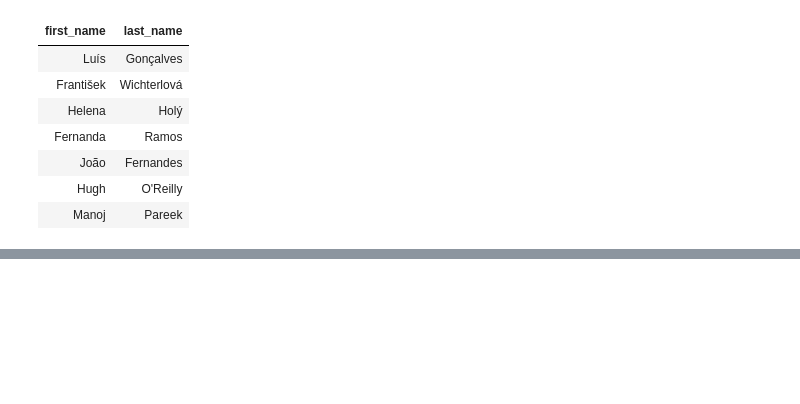
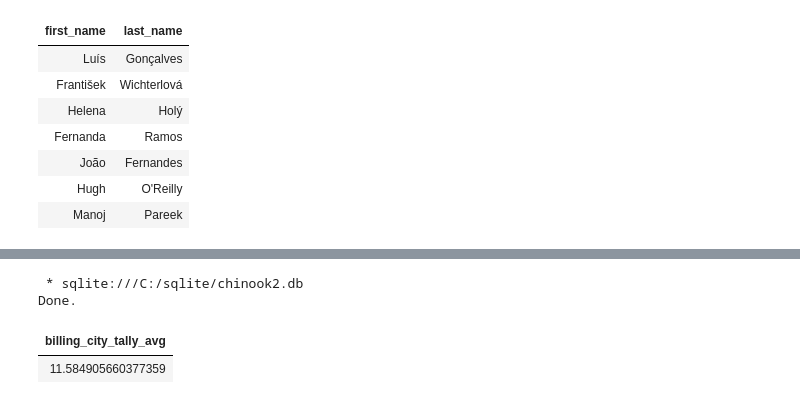
Before and after one commit to TomazFilgueira/Dq_Datascientist, a Jupyter notebook: 5 - Working with Datasources using SQL/5.5 - SQL Subqueries/5.5.2 - Multi-row and Multi-column Subqueries in SQL.ipynb, the cells around one changed output, grey strips where cells are left out. Drawn from its saved outputs; the diff is of its cells as text; code cells hidden in the pictures; blank space fills up the shorter version.

```diff
--- a/5 - Working with Datasources using SQL/5.5 - SQL Subqueries/5.5.2 - Multi-row and Multi-column Subqueries in SQL.ipynb
+++ b/5 - Working with Datasources using SQL/5.5 - SQL Subqueries/5.5.2 - Multi-row and Multi-column Subqueries in SQL.ipynb
@@ -162,0 +210,11 @@ Done.
+# %%
+%%sql
+SELECT AVG(billing_city_tally) as billing_city_tally_avg
+  FROM (SELECT billing_city, COUNT(*) as billing_city_tally
+          FROM invoice
+      GROUP BY billing_city)
+# %% [output]
+ * sqlite:///C:/sqlite/chinook2.db
+Done.
+| billing_city_tally_avg |
+| 11.584905660377359 |
```
Also changed, not shown: parts of 9 cells of this notebook.
